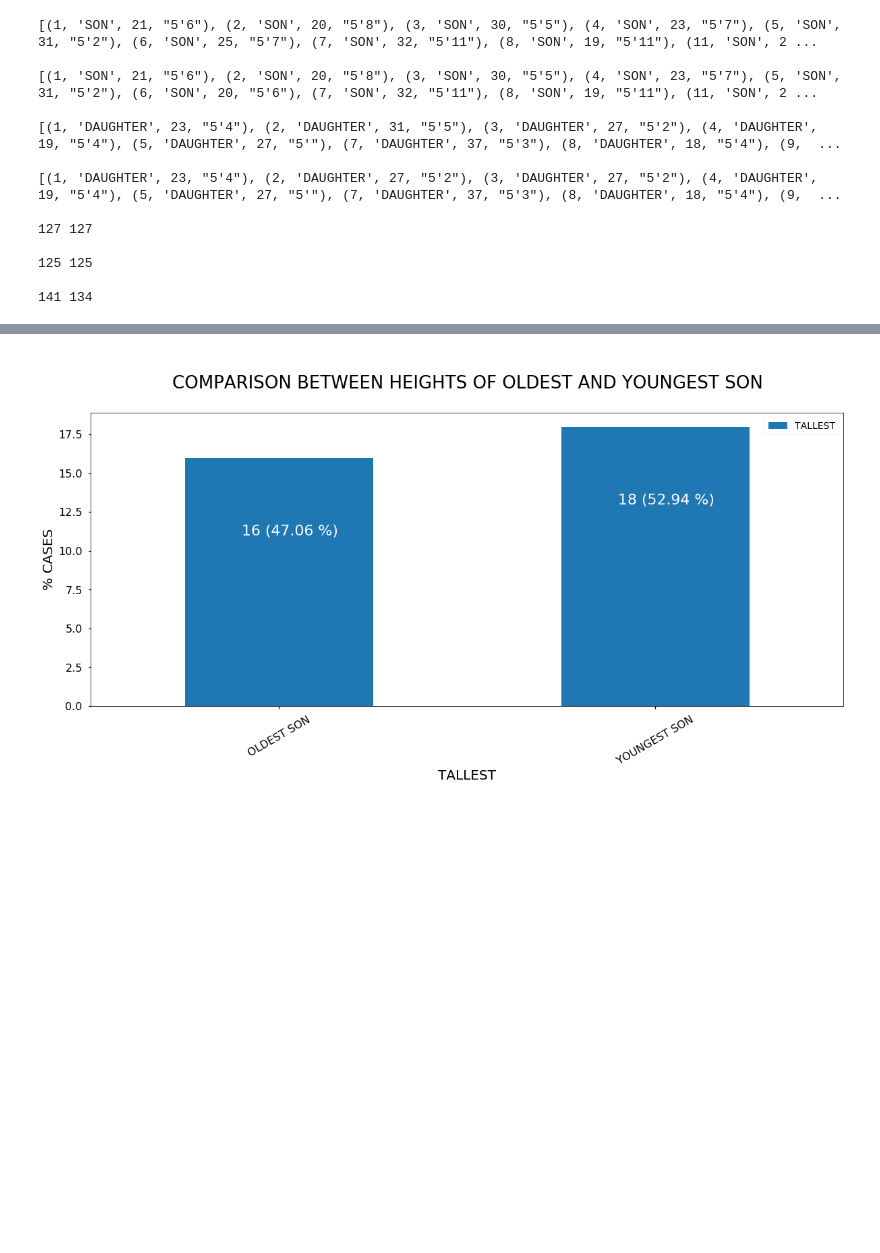
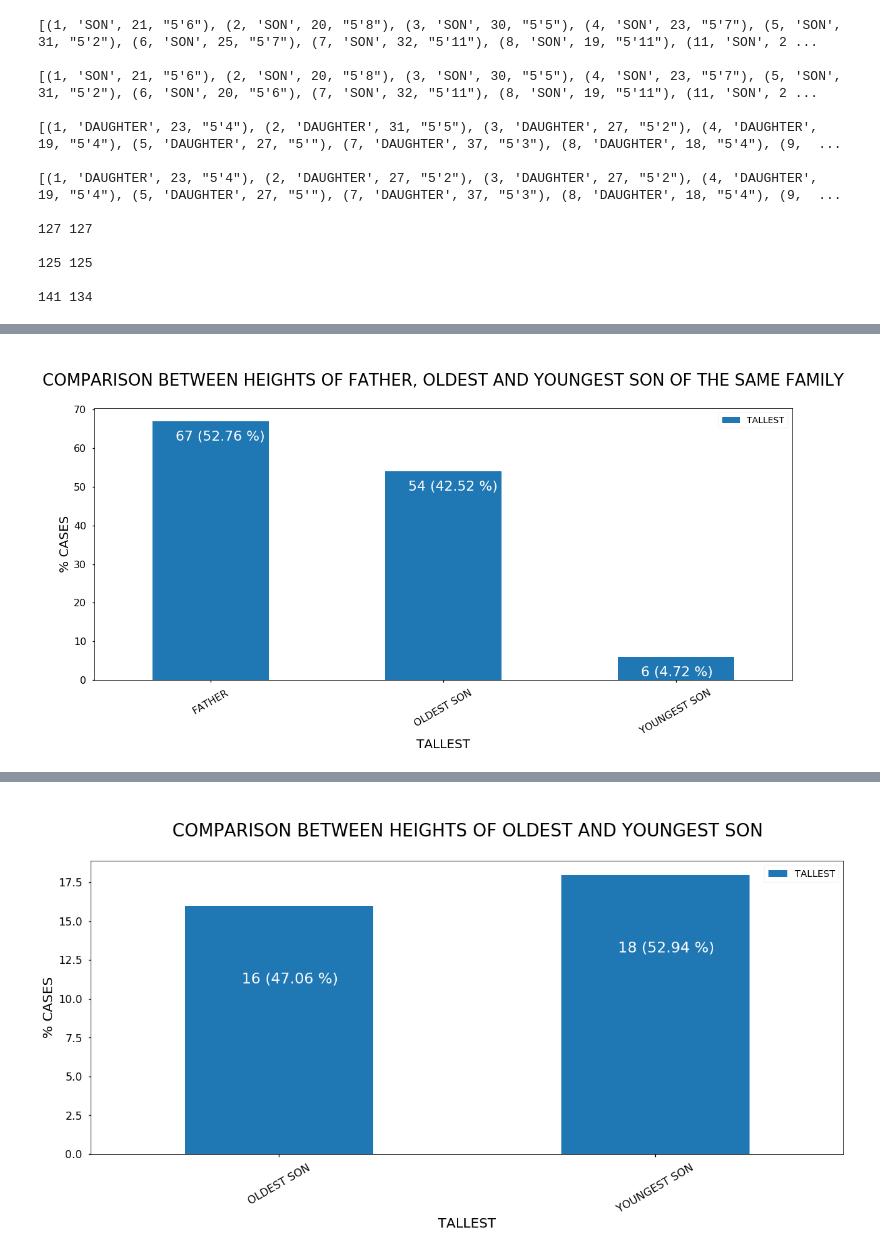
Before and after one commit to zeborg/Comparison-of-Heights-Between-Family-Members, a Jupyter notebook: HEIGHT_DATA_ANALYSIS.ipynb, the cells around one changed output, grey strips where cells are left out. Saved outputs shown, nothing was run; the diff lists cells and outputs as text; code cells hidden in the pictures; blank space fills up the shorter version.

```diff
--- a/HEIGHT_DATA_ANALYSIS.ipynb
+++ b/HEIGHT_DATA_ANALYSIS.ipynb
@@ -171,12 +171,44 @@ for i in range(len(d_oldest_list)):
 #     elif d_oldest_list[i][3] == d_youngest_list[i][3] and d_oldest_list[i][4] != :
 #         oyd_dict['EQUAL'] += 1
 
+tall_dict_father = dict()
+tall_dict_father['FATHER'],tall_dict_father['OLDEST SON'],tall_dict_father['YOUNGEST SON']=0,0,0
+
+for i in range(len(s_oldest_list)):
+    if df.loc[s_oldest_list[i][0],'FATHER'].HEIGHT.values[0] < s_oldest_list[i][3]:
+        if s_oldest_list[i][3] < s_youngest_list[i][3]:
+            tall_dict_father['YOUNGEST SON'] += 1
+        else:
+            tall_dict_father['OLDEST SON'] += 1
+    else:
+        tall_dict_father['FATHER'] += 1
+
+tall_dict_mother = dict()
+tall_dict_mother['MOTHER'],tall_dict_mother['OLDEST DAUGHTER'],tall_dict_mother['YOUNGEST DAUGHTER']=0,0,0
+
+for i in range(len(d_oldest_list)):
+    if df.loc[d_oldest_list[i][0],'MOTHER'].HEIGHT.values[0] < d_oldest_list[i][3]:
+        if d_oldest_list[i][3] < d_youngest_list[i][3]:
+            tall_dict_mother['YOUNGEST DAUGHTER'] += 1
+        else:
+            tall_dict_mother['OLDEST DAUGHTER'] += 1
+    else:
+        tall_dict_mother['MOTHER'] += 1
+
+
+td_f_df = (pd.DataFrame.from_dict(tall_dict_father, orient='index').rename(columns={0:'TALLEST'}))
+td_m_df = (pd.DataFrame.from_dict(tall_dict_mother, orient='index').rename(columns={0:'TALLEST'}))
+
 oys_df = (pd.DataFrame.from_dict(oys_dict, orient='index').rename(columns={0:'TALLEST'}))
 oyd_df = (pd.DataFrame.from_dict(oyd_dict, orient='index').rename(columns={0:'TALLEST'}))
 
 print(oys_df)
 print()
 print(oyd_df)
+print()
+print(td_f_df)
+print()
+print(td_m_df)
 # %% [output]
               TALLEST
 OLDEST SON         16
@@ -188,2 +230,15 @@ YOUNGEST DAUGHTER       18
 # %%
 plt.style.use('seaborn-talk')
+# %%
+ax = td_f_df.plot(kind='bar',figsize=(20,8))
+for p in ax.patches:
+    ax.annotate(str(round(p.get_height(),2))+' ('+str(round(p.get_height()/(tall_dict_father['YOUNGEST SON']+tall_dict_father['OLDEST SON']+tall_dict_father['FATHER'])*100,2))+' %)', (p.get_x()+0.1, p.get_height()-5), fontsize=22, color='w')
+plt.xlabel('TALLEST',fontsize=20)
+plt.ylabel('% CASES',fontsize=20)
+plt.legend(fontsize=14)
+plt.title('\nCOMPARISON BETWEEN HEIGHTS OF FATHER, OLDEST AND YOUNGEST SON OF THE SAME FAMILY\n',fontsize=26)
+plt.xticks(fontsize=16,rotation=30)
+plt.yticks(fontsize=16)
+plt.show()
+# %% [output]
+[figure, added]
```
Also changed, not shown: parts of 2 cells of this notebook.
